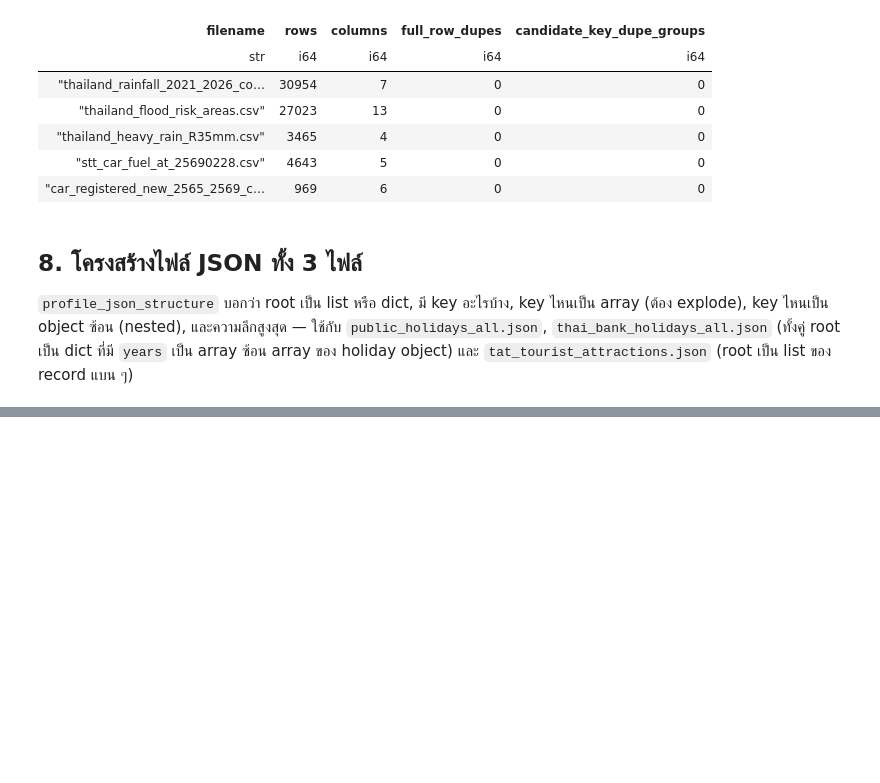
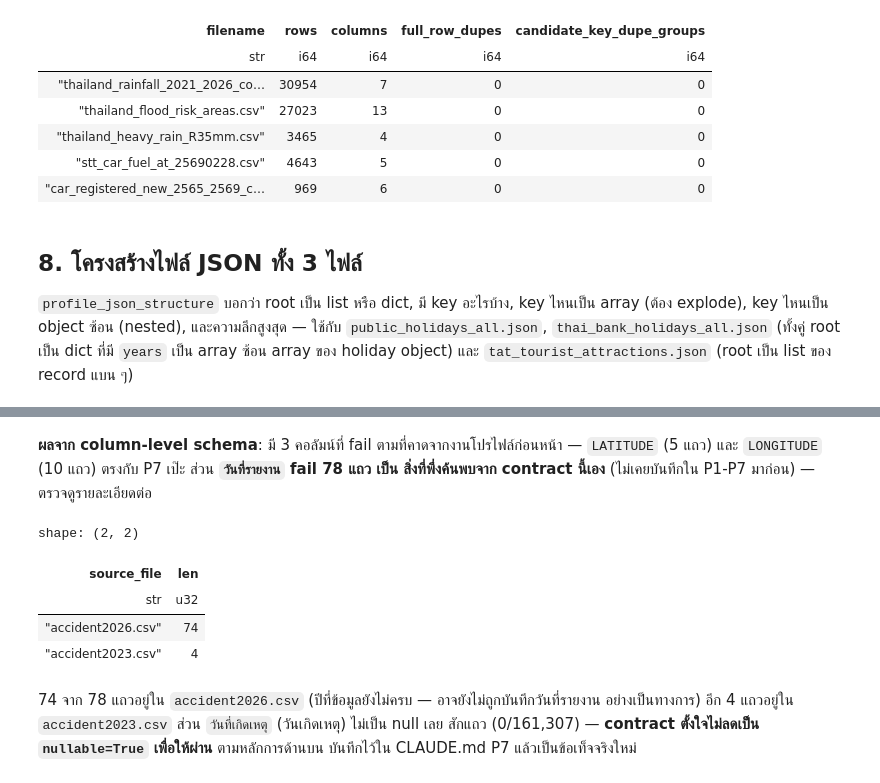
Before and after one commit to PhidPhew/car-insurance-accident-analysis, a Jupyter notebook: notebooks/01_data_profiling.ipynb, the cells around one changed output, grey strips where cells are left out. Saved outputs shown, nothing was run; the diff lists cells and outputs as text; code cells hidden in the pictures; blank space fills up the shorter version.

```diff
--- a/notebooks/01_data_profiling.ipynb
+++ b/notebooks/01_data_profiling.ipynb
@@ -864,0 +891,17 @@ shape: (3, 6)
+# %% [markdown]
+**ผลจาก column-level schema**: มี 3 คอลัมน์ที่ fail ตามที่คาดจากงานโปรไฟล์ก่อนหน้า —
+`LATITUDE` (5 แถว) และ `LONGITUDE` (10 แถว) ตรงกับ P7 เป๊ะ ส่วน **`วันที่รายงาน` fail 78 แถว เป็น
+สิ่งที่พึ่งค้นพบจาก contract นี้เอง** (ไม่เคยบันทึกใน P1-P7 มาก่อน) — ตรวจดูรายละเอียดต่อ
+# %%
+accidents_raw.filter(pl.col("วันที่รายงาน").is_null()).group_by("source_file").len()
+# %% [output]
+shape: (2, 2)
+| source_file | len |
+| str | u32 |
+| "accident2026.csv" | 74 |
+| "accident2023.csv" | 4 |
+# %% [markdown]
+74 จาก 78 แถวอยู่ใน `accident2026.csv` (ปีที่ข้อมูลยังไม่ครบ — อาจยังไม่ถูกบันทึกวันที่รายงาน
+อย่างเป็นทางการ) อีก 4 แถวอยู่ใน `accident2023.csv` ส่วน `วันที่เกิดเหตุ` (วันเกิดเหตุ) ไม่เป็น null เลย
+สักแถว (0/161,307) — **contract ตั้งใจไม่ลดเป็น `nullable=True` เพื่อให้ผ่าน** ตามหลักการด้านบน
+บันทึกไว้ใน CLAUDE.md P7 แล้วเป็นข้อเท็จจริงใหม่
```
Also changed, not shown: parts of 7 cells of this notebook, 7 other files.
